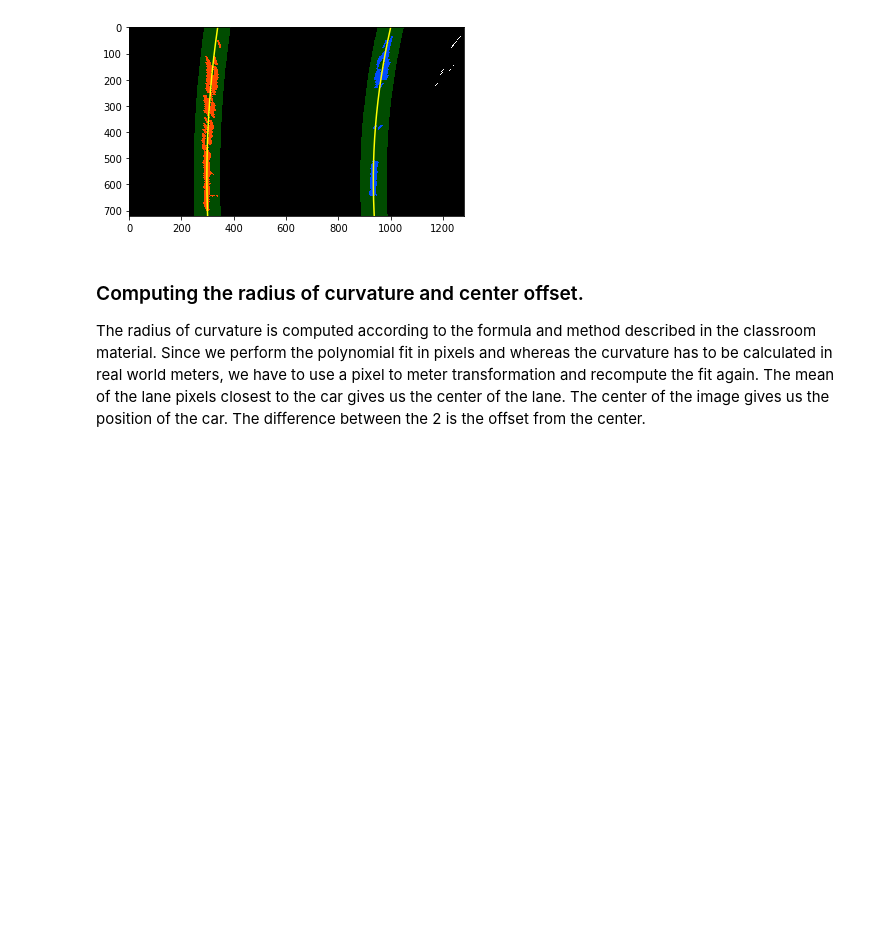
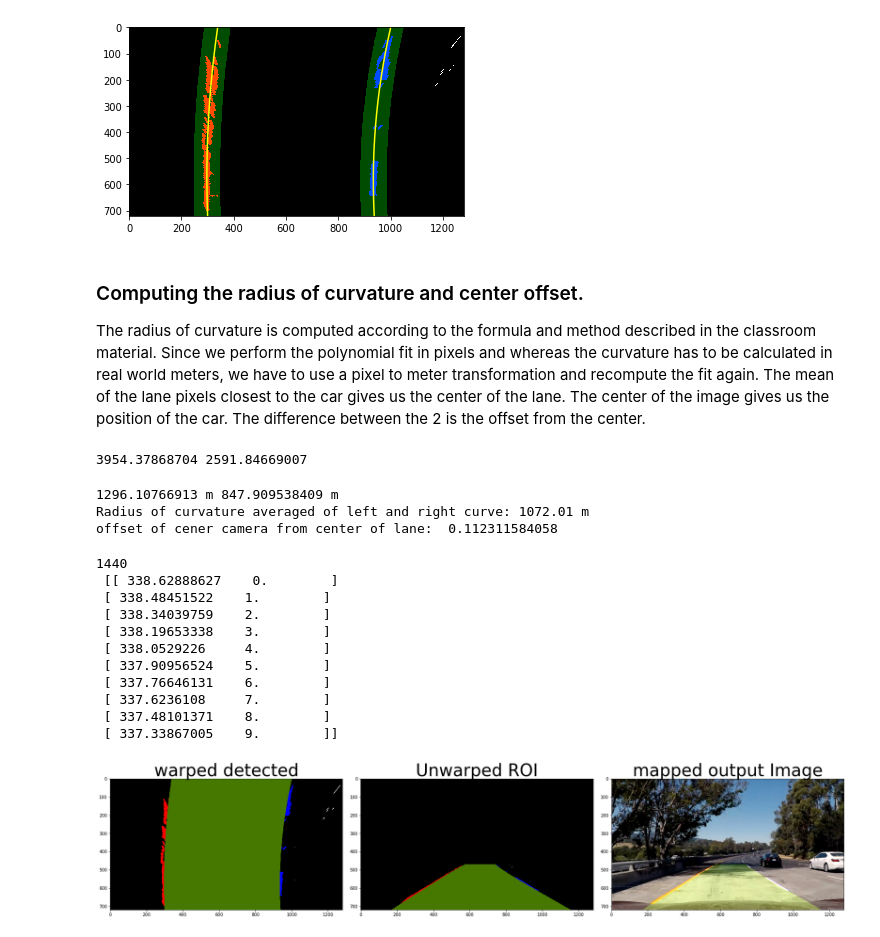
Before and after one commit to karanj1/SDCar, a Jupyter notebook: CarND-Advanced-Lane-Lines-master/Untitled-Copy3.ipynb, the cells around one changed output. Saved outputs shown, nothing was run; the diff lists cells and outputs as text; code cells hidden in the pictures; blank space fills up the shorter version.

```diff
--- a/CarND-Advanced-Lane-Lines-master/Untitled-Copy3.ipynb
+++ b/CarND-Advanced-Lane-Lines-master/Untitled-Copy3.ipynb
@@ -376,3 +377,82 @@ plt.ylim(720, 0)
 ### Computing the radius of curvature and center offset.
 The radius of curvature is computed according to the formula and method described in the classroom material. Since we perform the polynomial fit in pixels and whereas the curvature has to be calculated in real world meters, we have to use a pixel to meter transformation and recompute the fit again.
 The mean of the lane pixels closest to the car gives us the center of the lane. The center of the image gives us the position of the car. The difference between the 2 is the offset from the center.
+# %%
+# Define y-value where we want radius of curvature
+# I'll choose the maximum y-value, corresponding to the bottom of the image
+y_eval = np.max(ploty)
+left_curverad = ((1 + (2*left_fit[0]*y_eval + left_fit[1])**2)**1.5) / np.absolute(2*left_fit[0])
+right_curverad = ((1 + (2*right_fit[0]*y_eval + right_fit[1])**2)**1.5) / np.absolute(2*right_fit[0])
+print(left_curverad, right_curverad)   #in pixels
+# %% [output]
+3954.37868704 2591.84669007
+# %%
+#we actually need to repeat this calculation after converting our x and y values to real world space (in meters)
+# Define conversions in x and y from pixels space to meters
+ym_per_pix = 30/720 # meters per pixel in y dimension
+xm_per_pix = 3.7/700 # meters per pixel in x dimension
+
+# Fit new polynomials to x,y in world space
+left_fit_cr = np.polyfit(ploty*ym_per_pix, left_fitx*xm_per_pix, 2)
+right_fit_cr = np.polyfit(ploty*ym_per_pix, right_fitx*xm_per_pix, 2)
+# Calculate the new radii of curvature
+left_curverad = ((1 + (2*left_fit_cr[0]*y_eval*ym_per_pix + left_fit_cr[1])**2)**1.5) / np.absolute(2*left_fit_cr[0])
+right_curverad = ((1 + (2*right_fit_cr[0]*y_eval*ym_per_pix + right_fit_cr[1])**2)**1.5) / np.absolute(2*right_fit_cr[0])
+# Now our radius of curvature is in meters
+print(left_curverad, 'm', right_curverad, 'm') # in meters
+# Example values: 632.1 m    626.2 m
+
+average_curverad = (left_curverad + right_curverad)/2
+curvature_string = "Radius of curvature averaged of left and right curve: %.2f m" % average_curverad
+print(curvature_string)
+
+# Offset
+#The offset of the lane center from the center of the image (converted from pixels to meters) is your distance from the center of the lane.
+lane_center = (left_fitx[719] + right_fitx[719])/2
+center_offset_pixels = abs(img_size[0]/2 - lane_center)
+center_offset_meters = xm_per_pix*center_offset_pixels
+print("offset of cener camera from center of lane: ", center_offset_meters)
+# %% [output]
+1296.10766913 m 847.909538409 m
+Radius of curvature averaged of left and right curve: 1072.01 m
+offset of cener camera from center of lane:  0.112311584058
+# %%
+#out_img = 255*np.dstack((binary_warped,binary_warped,binary_warped)).astype('uint8')  # if using CV2.___2gray
+#y_points = np.linspace(0, num_rows-1, num_rows)
+
+left_line_window = np.array(np.transpose(np.vstack([left_fitx, ploty])))
+
+right_line_window = np.array(np.flipud(np.transpose(np.vstack([right_fitx, ploty]))))
+
+line_points = np.vstack((left_line_window, right_line_window))
+print(len(line_points),'\n',line_points[:10])
+
+cv2.fillPoly(out_img, np.int_([line_points]), [70,120, 0])
+#plt.imshow(out_img)
+
+image_unwrpd, M_inv = perspactive_transform(out_img, warp=False)
+
+result = cv2.addWeighted(img, 1, image_unwrpd, 0.5, 0)
+
+f, (ax1, ax2, ax3) = plt.subplots(1, 3, figsize=(24, 9))
+f.tight_layout()
+ax1.imshow(out_img, cmap='gray')
+ax1.set_title('warped detected', fontsize=40)
+ax2.imshow(image_unwrpd, cmap='gray')
+ax2.set_title('Unwarped ROI', fontsize=40)   #FYI only, not used anywhere in this secftion
+ax3.imshow(result)
+ax3.set_title('mapped output Image', fontsize=40)
+plt.subplots_adjust(left=0., right=1, top=0.9, bottom=0.)
+# %% [output]
+1440
+ [[ 338.62888627    0.        ]
+ [ 338.48451522    1.        ]
+ [ 338.34039759    2.        ]
+ [ 338.19653338    3.        ]
+ [ 338.0529226     4.        ]
+ [ 337.90956524    5.        ]
+ [ 337.76646131    6.        ]
+ [ 337.6236108     7.        ]
+ [ 337.48101371    8.        ]
+ [ 337.33867005    9.        ]]
+[figure, added]
```
Also changed, not shown: parts of 2 cells of this notebook, 2 other files.
